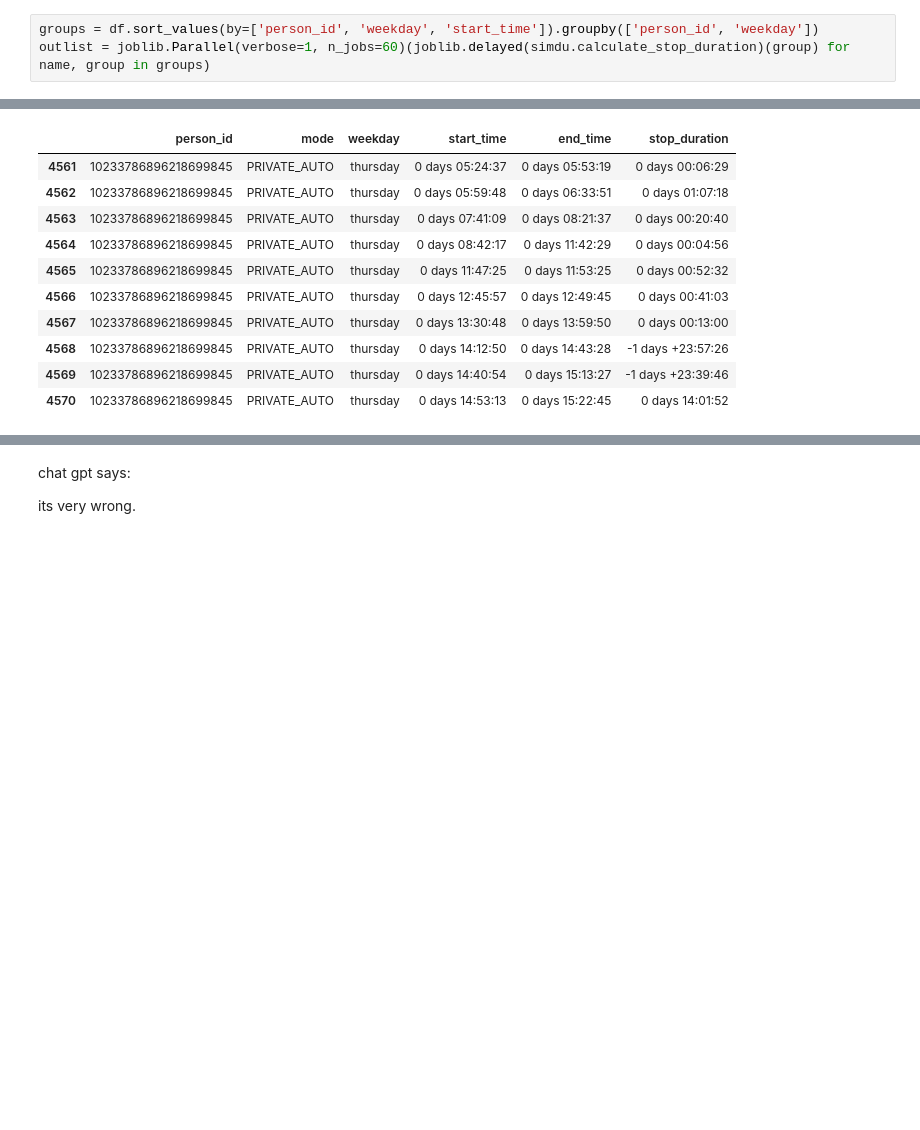
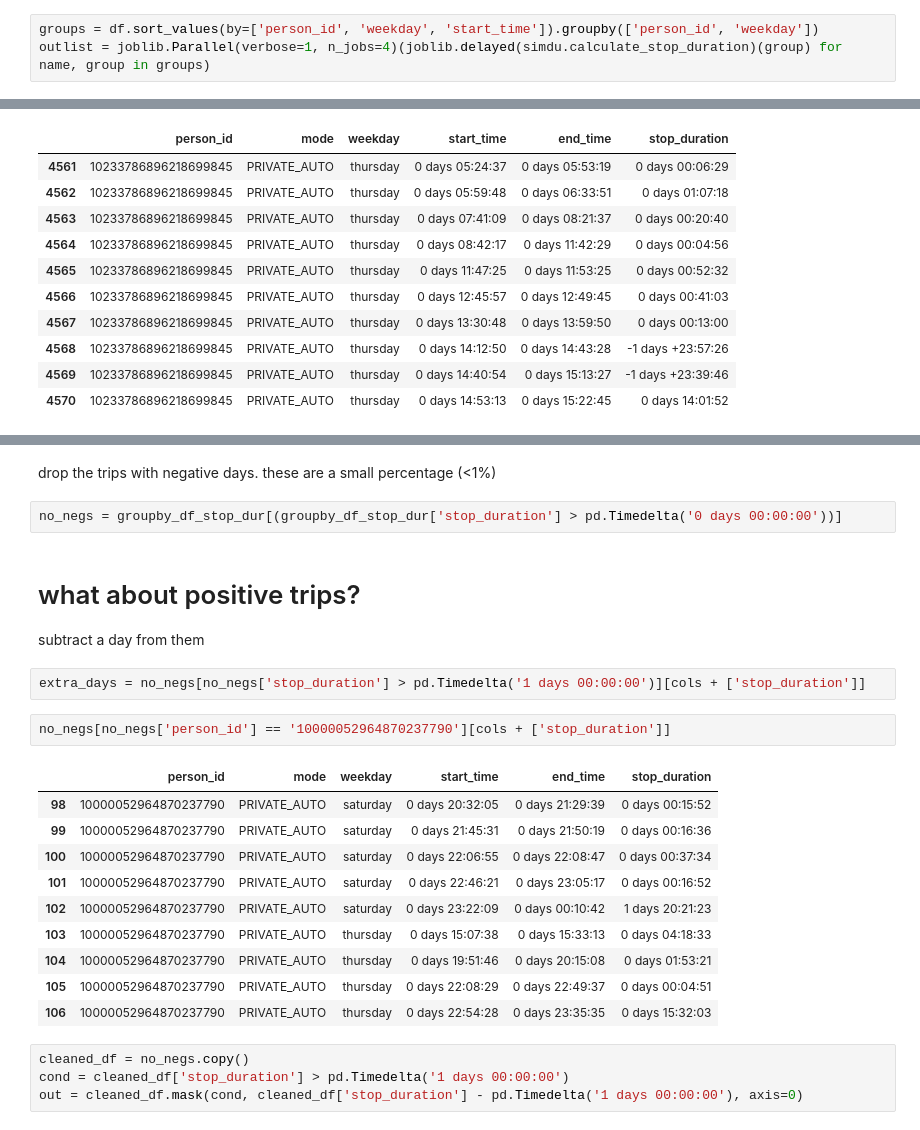
Before and after one commit to rmi-mobility-data-science/replicaEVSE, a Jupyter notebook: notebooks/dwell_time_dev.ipynb, the cells around one changed output, grey strips where cells are left out. Drawn from its saved outputs; the diff is of its cells as text; blank space fills up the shorter version.

```diff
--- a/notebooks/dwell_time_dev.ipynb
+++ b/notebooks/dwell_time_dev.ipynb
@@ -48,5 +48,5 @@ df = merged_df.loc[merged_df['mode'] == mode]
 df = df.head(100000)
 # %%
 groups = df.sort_values(by=['person_id', 'weekday', 'start_time']).groupby(['person_id', 'weekday'])
-outlist = joblib.Parallel(verbose=1, n_jobs=60)(joblib.delayed(simdu.calculate_stop_duration)(group) for name, group in groups)
+outlist = joblib.Parallel(verbose=1, n_jobs=4)(joblib.delayed(simdu.calculate_stop_duration)(group) for name, group in groups)
 # %% [output]
@@ -141,4 +113,27 @@ groupby_df_stop_dur[(groupby_df_stop_dur['person_id'] == '10233786896218699845')
-# %% [markdown]
-chat gpt says:
-
-its very wrong.
+# %% [markdown]
+drop the trips with negative days. these are a small percentage (<1%)
+# %%
+no_negs = groupby_df_stop_dur[(groupby_df_stop_dur['stop_duration'] > pd.Timedelta('0 days 00:00:00'))]
+# %% [markdown]
+# what about positive trips?
+
+subtract a day from them
+# %%
+extra_days = no_negs[no_negs['stop_duration'] > pd.Timedelta('1 days 00:00:00')][cols + ['stop_duration']]
+# %%
+no_negs[no_negs['person_id'] == '10000052964870237790'][cols + ['stop_duration']]
+# %% [output]
+|  | person_id | mode | weekday | start_time | end_time | stop_duration |
+| 98 | 10000052964870237790 | PRIVATE_AUTO | saturday | 0 days 20:32:05 | 0 days 21:29:39 | 0 days 00:15:52 |
+| 99 | 10000052964870237790 | PRIVATE_AUTO | saturday | 0 days 21:45:31 | 0 days 21:50:19 | 0 days 00:16:36 |
+| 100 | 10000052964870237790 | PRIVATE_AUTO | saturday | 0 days 22:06:55 | 0 days 22:08:47 | 0 days 00:37:34 |
+| 101 | 10000052964870237790 | PRIVATE_AUTO | saturday | 0 days 22:46:21 | 0 days 23:05:17 | 0 days 00:16:52 |
+| 102 | 10000052964870237790 | PRIVATE_AUTO | saturday | 0 days 23:22:09 | 0 days 00:10:42 | 1 days 20:21:23 |
+| 103 | 10000052964870237790 | PRIVATE_AUTO | thursday | 0 days 15:07:38 | 0 days 15:33:13 | 0 days 04:18:33 |
+| 104 | 10000052964870237790 | PRIVATE_AUTO | thursday | 0 days 19:51:46 | 0 days 20:15:08 | 0 days 01:53:21 |
+| 105 | 10000052964870237790 | PRIVATE_AUTO | thursday | 0 days 22:08:29 | 0 days 22:49:37 | 0 days 00:04:51 |
+| 106 | 10000052964870237790 | PRIVATE_AUTO | thursday | 0 days 22:54:28 | 0 days 23:35:35 | 0 days 15:32:03 |
+# %%
+cleaned_df = no_negs.copy()
+cond = cleaned_df['stop_duration'] > pd.Timedelta('1 days 00:00:00')
+out = cleaned_df.mask(cond, cleaned_df['stop_duration'] - pd.Timedelta('1 days 00:00:00'), axis=0)
```
Also changed, not shown: parts of 19 cells of this notebook.
